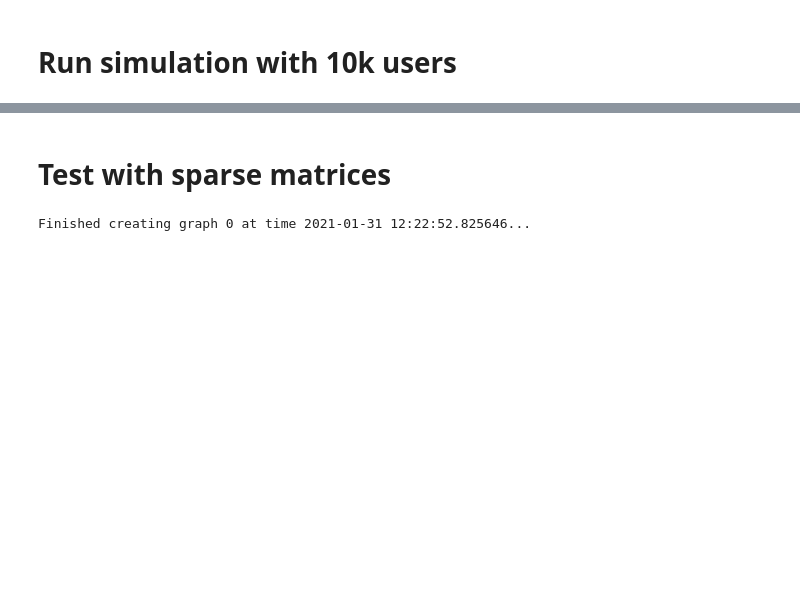
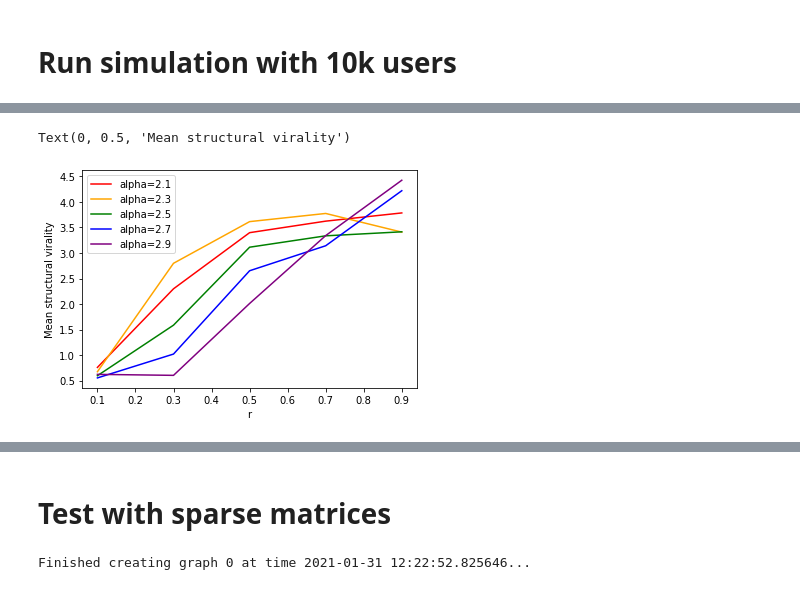
Before and after one commit to sunnymatt/t-recs-experiments, a Jupyter notebook: structural_virality/structural_virality.ipynb, the cells around one changed output, grey strips where cells are left out. Saved outputs shown, nothing was run; the diff lists cells and outputs as text; code cells hidden in the pictures; blank space fills up the shorter version.

Commit message:
First pass at structural virality experiment with 10k users

```diff
--- a/structural_virality/structural_virality.ipynb
+++ b/structural_virality/structural_virality.ipynb
@@ -111,0 +171,11 @@ KeyboardInterrupt:
+# %%
+avg_virality = {} # map from alpha to list, where each element corresponds to one R value
+for i, alpha in enumerate(alphas):
+    avg_virality[alpha] = [mean_virality(results[(alpha, r)]["virality"]) for r in rs]
+    plt.plot(rs, avg_virality[alpha], label=f"alpha={alpha}", color=colors[i])
+plt.legend()
+plt.xlabel("r")
+plt.ylabel("Mean structural virality")
+# %% [output]
+Text(0, 0.5, 'Mean structural virality')
+[figure, added]
```
Also changed, not shown: parts of 8 cells of this notebook, 2 other files.
